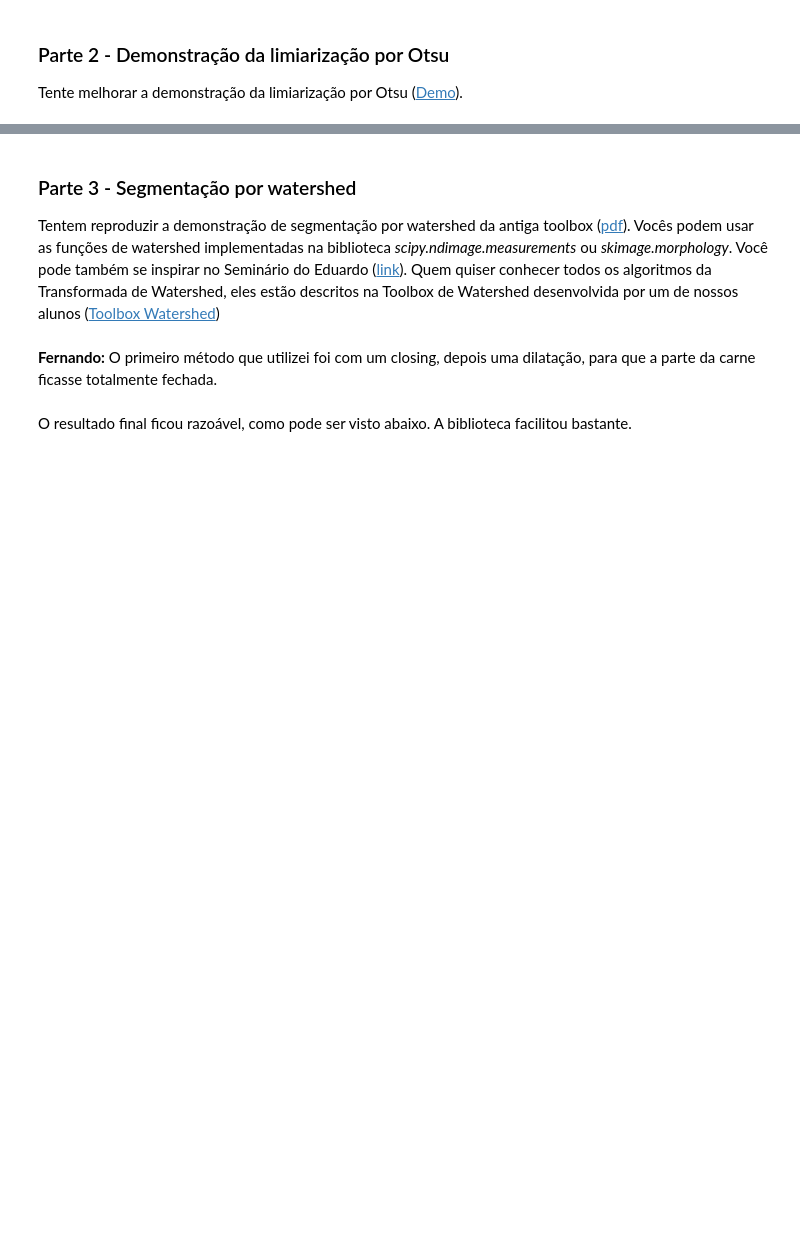
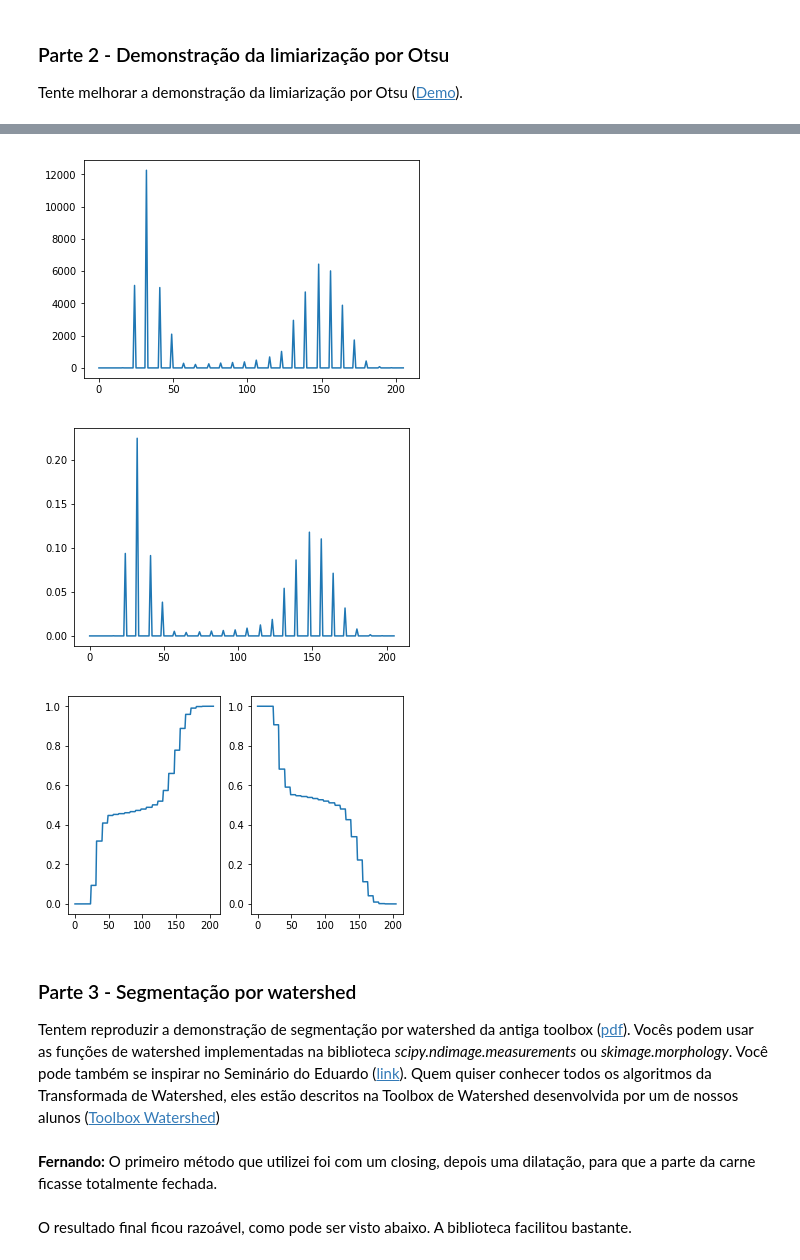
Before and after one commit to ferseiti/ia898, a Jupyter notebook: 2S2018/IA898A_Ex09_FernandoFurusato.ipynb, the cells around one changed output, grey strips where cells are left out. Drawn from its saved outputs; the diff is of its cells as text; code cells hidden in the pictures; blank space fills up the shorter version.

```diff
--- a/2S2018/IA898A_Ex09_FernandoFurusato.ipynb
+++ b/2S2018/IA898A_Ex09_FernandoFurusato.ipynb
@@ -78,3 +89,27 @@ plt.imshow(f_ex2 > t,cmap='gray')
+# %%
+H = ia.histogram(f_p2)
+x = np.arange(len(H))
+plt.plot(x, H)
+plt.show()
+
+h = 1.*np.bincount(f_p2.ravel()) / np.product(f_p2.shape)
+plt.plot(h)
+plt.show()
+
+w0 = np.cumsum(h)
+aux = h
+w1aux = np.cumsum(aux)
+w1 = 1 - w0
+
+plt.subplot(121)
+plt.plot(x,w0)
+plt.subplot(122)
+plt.plot(x,w1)
+plt.show()
+# %% [output]
+[figure, added]
+[figure, added]
+[figure, added]
 # %% [markdown]
 ### Parte 3 - Segmentação por watershed
 
```
Also changed, not shown: parts of 3 cells of this notebook.
